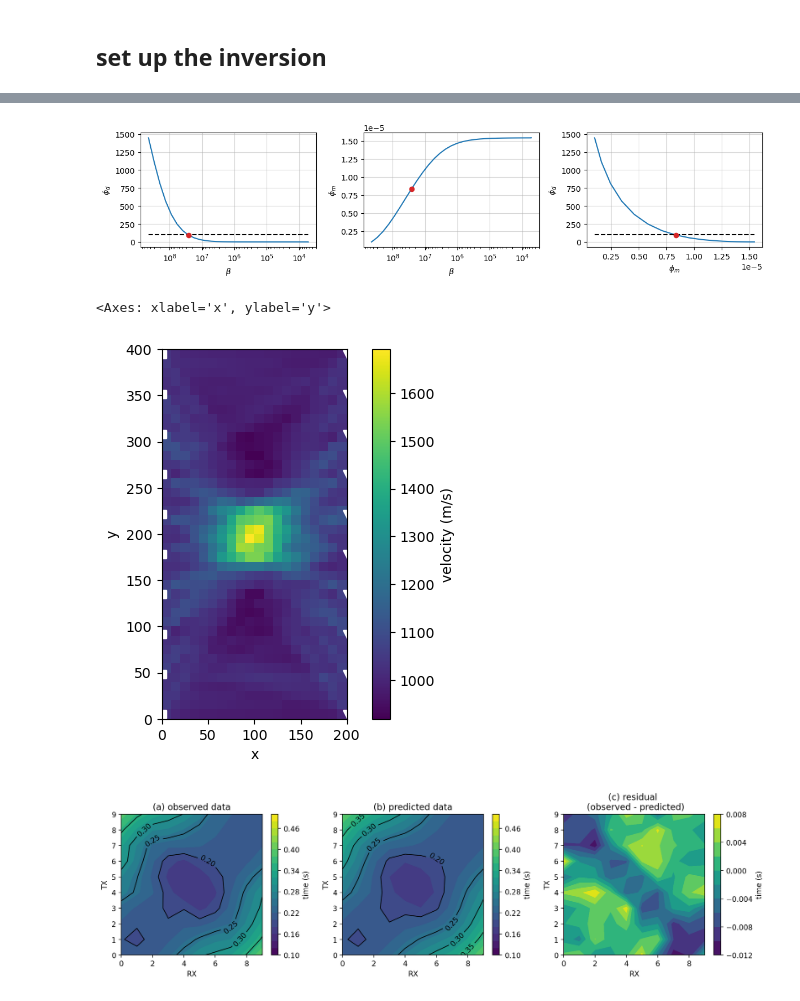
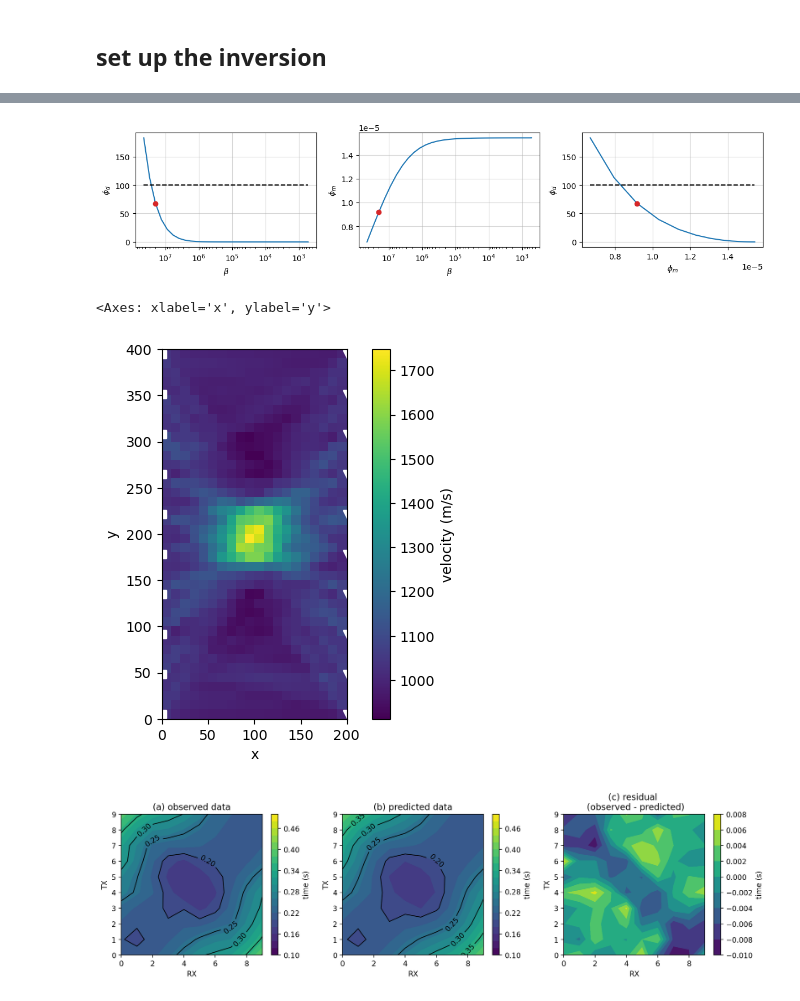
Before and after one commit to lheagy/eosc-454, a Jupyter notebook: lectures/tomography.ipynb, the cells around one changed output, grey strips where cells are left out. Cells and saved outputs as stored; diff of their text form; code cells hidden in the pictures.

```diff
--- a/lectures/tomography.ipynb
+++ b/lectures/tomography.ipynb
@@ -174,14 +223,14 @@ clean_data = simulation.dpred(true_slowness_model)
 # %%
-relative_error=0.02
+relative_noise_level=0.02
 np.random.seed(1)
 
 noisy_data = (
     clean_data +
-    np.random.randn(len(clean_data)) * relative_error * np.abs(clean_data)
+    np.random.randn(len(clean_data)) * relative_noise_level * np.abs(clean_data)
 )
 background_noisy_data = (
     background_data +
-    np.random.randn(len(clean_data)) * relative_error * np.abs(background_data)
+    np.random.randn(len(clean_data)) * relative_noise_level * np.abs(background_data)
 )
 # %% [markdown]
 ## plot the simulated data
@@ -311,12 +431,12 @@ phi_d = [save.outDict[i]["phi_d"] for i in save.outDict.keys()]
 phi_m = [save.outDict[i]["phi_m"] for i in save.outDict.keys()]
 models = [save.outDict[i]["m"] for i in save.outDict.keys()]
 # %%
-iteration = 7
+iteration = 2
 ax = plot_tikhonov_curves(betas, phi_d, phi_m, phid_star=len(noisy_data), iteration=iteration)
 for a in ax.flatten():
     a.grid("both", alpha=0.5)
 # %% [output]
-[figure, old version]
+[figure, new version]
 # %%
 plot_model_survey(
     mesh, 1./models[iteration], source_locations, receiver_locations,
@@ -325,7 +445,7 @@ plot_model_survey(
 )
 # %% [output]
 <Axes: xlabel='x', ylabel='y'>
-[figure, old version]
+[figure, new version]
 # %%
 fig, ax = plt.subplots(1, 3, figsize=(13, 3.5), dpi=200)
 dpred_i = simulation.dpred(models[iteration])
@@ -354,4 +474,4 @@ ax[1].set_title("(b) predicted data")
 ax[2].set_title("(c) residual \n (observed - predicted)")
 plt.tight_layout()
 # %% [output]
-[figure, old version]
+[figure, new version]
```
Also changed, not shown: parts of 24 cells of this notebook.
